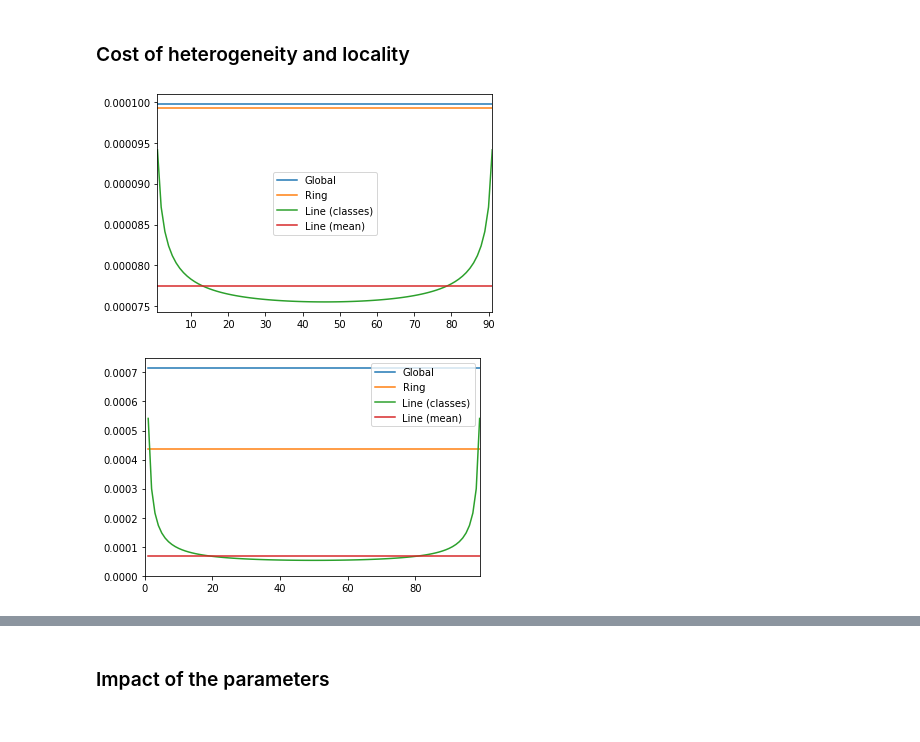
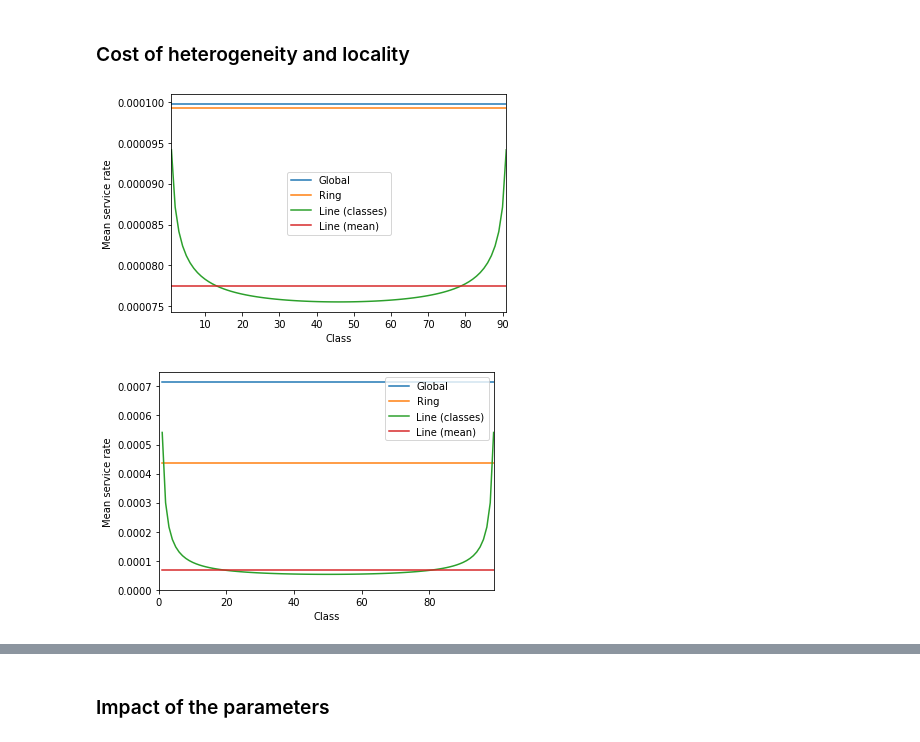
Before and after one commit to ccomte/phd-thesis, a Jupyter notebook: 6-performance-analysis-by-server-elimination/compute_and_plot.ipynb, the cells around one changed output, grey strips where cells are left out. Saved outputs shown, nothing was run; the diff lists cells and outputs as text; code cells hidden in the pictures.

```diff
--- a/6-performance-analysis-by-server-elimination/compute_and_plot.ipynb
+++ b/6-performance-analysis-by-server-elimination/compute_and_plot.ipynb
@@ -155,7 +155,7 @@ For each $t = 1, \ldots, S-r+1$, the expected number of class-$t$ customers in t
 \end{equation}
 with the base case $L_{t | 1..s} = 0$ for $s = 1,\ldots,t-1$.
 # %%
-def line_Li(S=10, r=3, ρ=.5):
+def line_Lt(S=10, r=3, ρ=.5):
     ψ = line_ψ(S, r, ρ)
     Lt = np.zeros([S - r + 2, S + 1])
     for t in range(1, S - r + 2):
@@ -297,7 +302,7 @@ S = 100
 r = 10
 ρ = .9999
 
-Ls = line_Li(S, r, ρ)
+Ls = line_Lt(S, r, ρ)
 ring_delay = ring_L(S, r, ρ)
 range_a = line_L(S, r, ρ)
 range_i = Ls * (S - r + 1)
@@ -308,32 +313,34 @@ plt.plot([1, S - r + 1], 1. / (ring_delay * np.ones(2)), label="Ring")
 plt.plot(range(1, S - r + 2), 1. / range_i, label="Line (classes)")
 plt.plot([1, S - r + 1], 1. / (range_a * np.ones(2)), label="Line (mean)")
 
+plt.xlabel('Class'); plt.ylabel('Mean service rate')
 plt.xlim([1, S - r + 1])
 plt.legend(loc='best')
 plt.show()
 # %% [output]
-[figure, old version]
+[figure, new version]
 # %%
 S = 100
 r = 2
 ρ = .999
 
-Ls = line_Li(S, r, ρ)
+Ls = line_Lt(S, r, ρ)
 ring_delay = ring_L(S, r, ρ)
 range_a = line_L(S, r, ρ)
 range_i = Ls * (S - r + 1)
 R = global_homogeneous(S, r, ρ)
 
 plt.plot([1, S - r + 1], 1. / (R * np.ones(2)), label="Global")
 plt.plot([1, S - r + 1], 1. / (ring_delay * np.ones(2)), label="Ring")
 plt.plot(range(1, S - r + 2), 1. / range_i, label="Line (classes)")
 plt.plot([1, S - r + 1], 1. / (range_a * np.ones(2)), label="Line (mean)")
 
+plt.xlabel('Class'); plt.ylabel('Mean service rate')
 plt.xlim([0, S - r + 1]); plt.ylim(ymin=0)
 plt.legend(loc='best')
 plt.show()
 # %% [output]
-[figure, old version]
+[figure, new version]
 # %%
 def load_study(S=100, r=10, ρ = .9):
     c = np.arange(1, S - r + 2)
```
Also changed, not shown: parts of 12 cells of this notebook.
